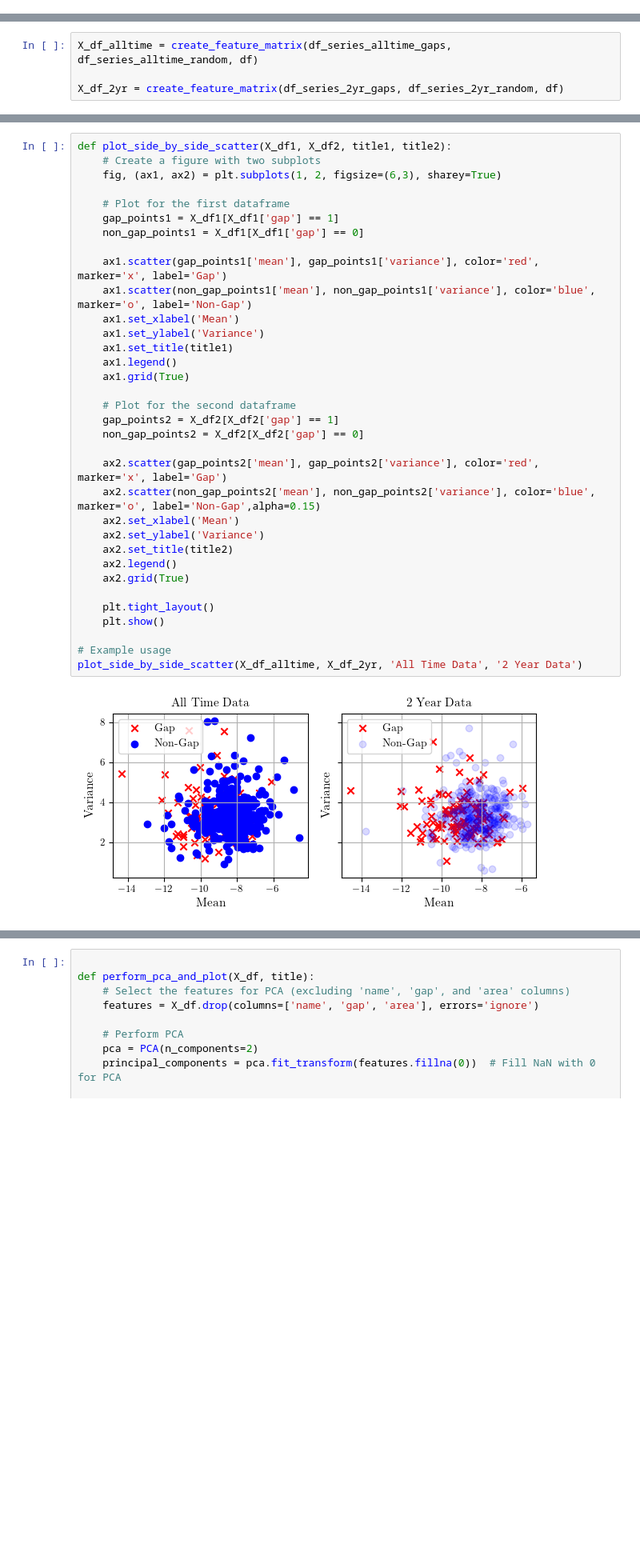
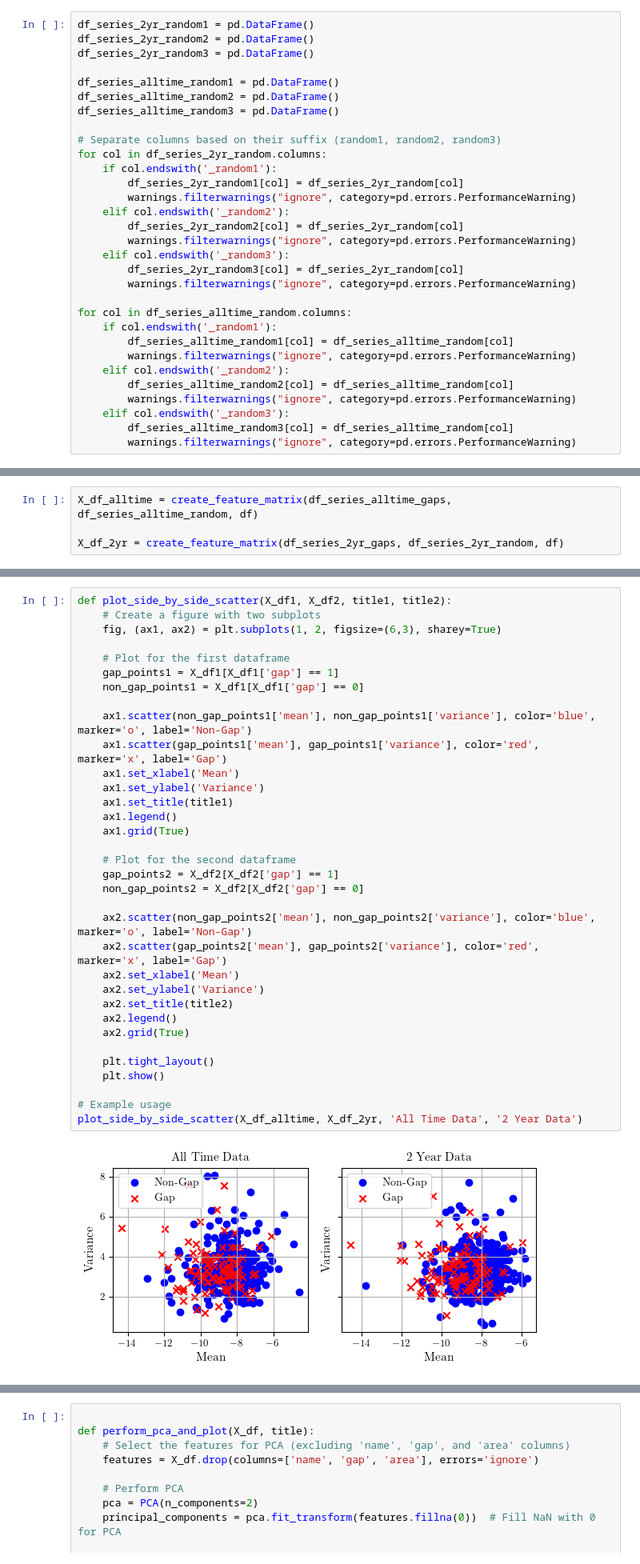
Before and after one commit to ol-webb/tree_gaps4, a Jupyter notebook: all_gaps_mk2/main1.ipynb, the cells around one changed output, grey strips where cells are left out. Shown at 80% size. Saved outputs shown, nothing was run; the diff lists cells and outputs as text; blank space fills up the shorter version.

Commit message:
plotting

```diff
--- a/all_gaps_mk2/main1.ipynb
+++ b/all_gaps_mk2/main1.ipynb
@@ -529,3 +532,34 @@ plt.savefig('series_lineplot_double.pdf')
+# %%
+df_series_2yr_random1 = pd.DataFrame()
+df_series_2yr_random2 = pd.DataFrame()
+df_series_2yr_random3 = pd.DataFrame()
+
+df_series_alltime_random1 = pd.DataFrame()
+df_series_alltime_random2 = pd.DataFrame()
+df_series_alltime_random3 = pd.DataFrame()
+
+# Separate columns based on their suffix (random1, random2, random3)
+for col in df_series_2yr_random.columns:
+    if col.endswith('_random1'):
+        df_series_2yr_random1[col] = df_series_2yr_random[col]
+        warnings.filterwarnings("ignore", category=pd.errors.PerformanceWarning)
+    elif col.endswith('_random2'):
+        df_series_2yr_random2[col] = df_series_2yr_random[col]
+        warnings.filterwarnings("ignore", category=pd.errors.PerformanceWarning)
+    elif col.endswith('_random3'):
+        df_series_2yr_random3[col] = df_series_2yr_random[col]
+        warnings.filterwarnings("ignore", category=pd.errors.PerformanceWarning)
+
+for col in df_series_alltime_random.columns:
+    if col.endswith('_random1'):
+        df_series_alltime_random1[col] = df_series_alltime_random[col]
+        warnings.filterwarnings("ignore", category=pd.errors.PerformanceWarning)
+    elif col.endswith('_random2'):
+        df_series_alltime_random2[col] = df_series_alltime_random[col]
+        warnings.filterwarnings("ignore", category=pd.errors.PerformanceWarning)
+    elif col.endswith('_random3'):
+        df_series_alltime_random3[col] = df_series_alltime_random[col]
+        warnings.filterwarnings("ignore", category=pd.errors.PerformanceWarning)
 # %%
 def mean_var_axis1(df):
 
@@ -706,34 +906,34 @@ def plot_side_by_side_scatter(X_df1, X_df2, title1, title2):
     fig, (ax1, ax2) = plt.subplots(1, 2, figsize=(6,3), sharey=True)
 
     # Plot for the first dataframe
     gap_points1 = X_df1[X_df1['gap'] == 1]
     non_gap_points1 = X_df1[X_df1['gap'] == 0]
 
+    ax1.scatter(non_gap_points1['mean'], non_gap_points1['variance'], color='blue', marker='o', label='Non-Gap')
     ax1.scatter(gap_points1['mean'], gap_points1['variance'], color='red', marker='x', label='Gap')
-    ax1.scatter(non_gap_points1['mean'], non_gap_points1['variance'], color='blue', marker='o', label='Non-Gap')
     ax1.set_xlabel('Mean')
     ax1.set_ylabel('Variance')
     ax1.set_title(title1)
     ax1.legend()
     ax1.grid(True)
 
     # Plot for the second dataframe
     gap_points2 = X_df2[X_df2['gap'] == 1]
     non_gap_points2 = X_df2[X_df2['gap'] == 0]
 
+    ax2.scatter(non_gap_points2['mean'], non_gap_points2['variance'], color='blue', marker='o', label='Non-Gap')
     ax2.scatter(gap_points2['mean'], gap_points2['variance'], color='red', marker='x', label='Gap')
-    ax2.scatter(non_gap_points2['mean'], non_gap_points2['variance'], color='blue', marker='o', label='Non-Gap',alpha=0.15)
     ax2.set_xlabel('Mean')
     ax2.set_ylabel('Variance')
     ax2.set_title(title2)
     ax2.legend()
     ax2.grid(True)
 
     plt.tight_layout()
     plt.show()
 
 # Example usage
 plot_side_by_side_scatter(X_df_alltime, X_df_2yr, 'All Time Data', '2 Year Data')
 # %% [output]
-[figure, old version]
+[figure, new version]
 # %%
```
Also changed, not shown: parts of 8 cells of this notebook, 33 other files.
